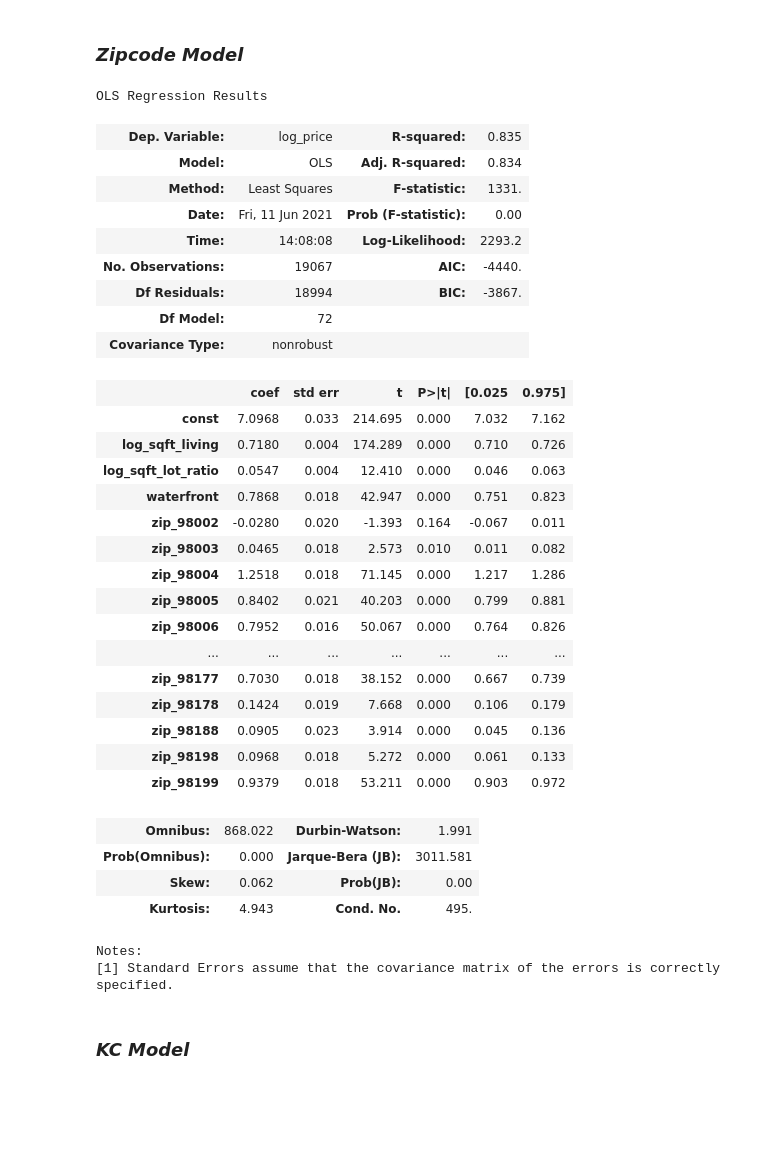
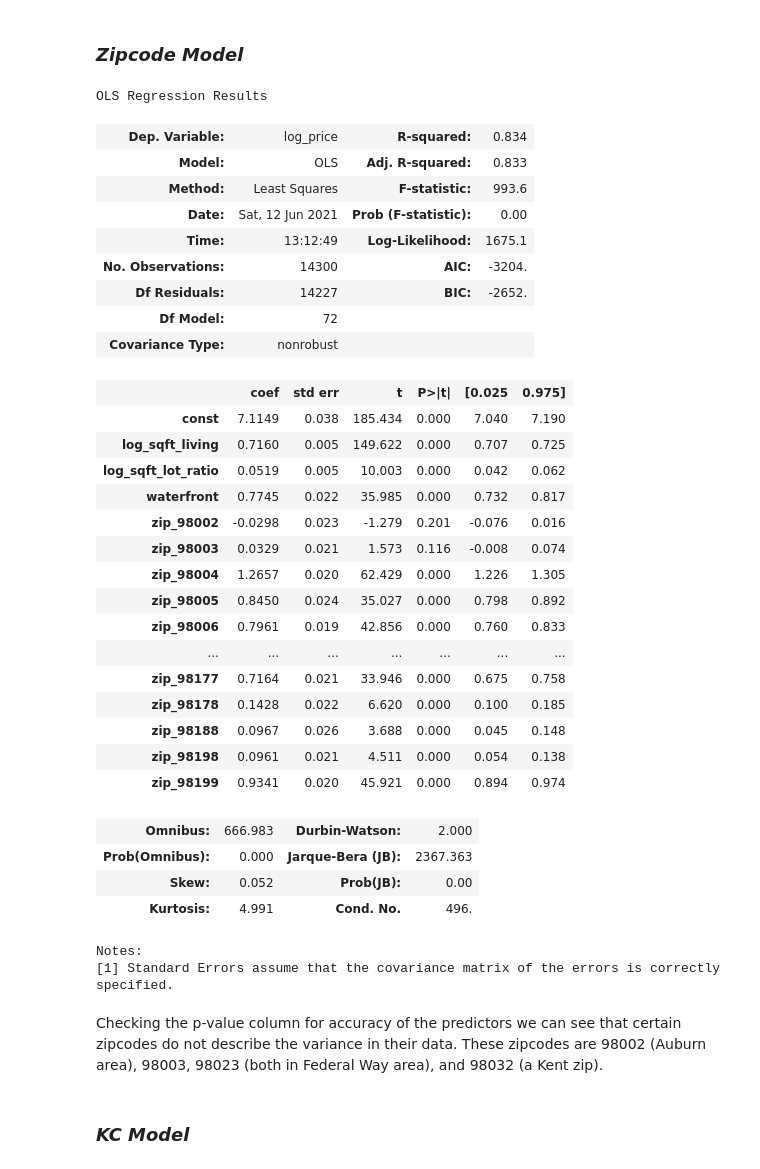
Before and after one commit to jonnyhof/kings_county_housing_analysis, a Jupyter notebook: jonny_king_county_analysis.ipynb, the cells around one changed output. Drawn from its saved outputs; the diff is of its cells as text; code cells hidden in the pictures; blank space fills up the shorter version.

```diff
--- a/jonny_king_county_analysis.ipynb
+++ b/jonny_king_county_analysis.ipynb
@@ -212,0 +223,11 @@ for feat in log_feats:
+# %%
+# first split the target (y) from the predictors (X)
+
+y_df = df['log_price']
+X_df = df.drop('log_price', axis=1)
+# Note I am leaving all the columns in the X_df because I select from them differently for each model.
+# %%
+# Now use sklearn to split the df
+
+X_df_train, X_df_test, y_df_train, y_df_test = train_test_split(
+    X_df, y_df, test_size=0.25, random_state=1234)
@@ -217,14 +252,14 @@ Selecting the desired columns from df, and then one-hot encoding the zipcodes.
 # %%
 # identify the columns needed for this df
-cols = ['log_price', 'log_sqft_living', 'log_sqft_lot_ratio', 'waterfront', 'zipcode']
+zip_cols = ['log_sqft_living', 'log_sqft_lot_ratio', 'waterfront', 'zipcode']
 
 # create the df for this model
-zip_df = df[cols]
+zip_df = X_df_train[zip_cols]
 # %%
 # Here I will use Pandas get dummy variable function to encode zips
 
 zip_dummies = pd.get_dummies(zip_df['zipcode'], prefix='zip', drop_first=True)
 zip_normals = zip_df.drop('zipcode', axis=1)
-zip_df = pd.concat([zip_normals, zip_dummies], axis=1)
-zip_df.head()
+zip_X_train = pd.concat([zip_normals, zip_dummies], axis=1)
+zip_X_train.head()
 # %% [output]
@@ -395,47 +429,49 @@ The FSM naive model predicts the average price across all homes. The coefficient
 # %% [markdown]
 ### *Zipcode Model*
 # %%
-X = zip_df.drop('log_price', axis=1)
-y = zip_df['log_price']
+X = zip_X_train
+y = y_df_train
 
 model = sm.OLS(y, sm.add_constant(X))
 
 results = model.fit()
 
 results.summary()
 # %% [output]
 OLS Regression Results
-| Dep. Variable: | log_price | R-squared: | 0.835 |
-| Model: | OLS | Adj. R-squared: | 0.834 |
-| Method: | Least Squares | F-statistic: | 1331. |
-| Date: | Fri, 11 Jun 2021 | Prob (F-statistic): | 0.00 |
-| Time: | 14:08:08 | Log-Likelihood: | 2293.2 |
-| No. Observations: | 19067 | AIC: | -4440. |
-| Df Residuals: | 18994 | BIC: | -3867. |
+| Dep. Variable: | log_price | R-squared: | 0.834 |
+| Model: | OLS | Adj. R-squared: | 0.833 |
+| Method: | Least Squares | F-statistic: | 993.6 |
+| Date: | Sat, 12 Jun 2021 | Prob (F-statistic): | 0.00 |
+| Time: | 13:12:49 | Log-Likelihood: | 1675.1 |
+| No. Observations: | 14300 | AIC: | -3204. |
+| Df Residuals: | 14227 | BIC: | -2652. |
 | Df Model: | 72 |  |  |
 | Covariance Type: | nonrobust |  |  |
 |  | coef | std err | t | P>|t| | [0.025 | 0.975] |
-| const | 7.0968 | 0.033 | 214.695 | 0.000 | 7.032 | 7.162 |
-| log_sqft_living | 0.7180 | 0.004 | 174.289 | 0.000 | 0.710 | 0.726 |
-| log_sqft_lot_ratio | 0.0547 | 0.004 | 12.410 | 0.000 | 0.046 | 0.063 |
-| waterfront | 0.7868 | 0.018 | 42.947 | 0.000 | 0.751 | 0.823 |
-| zip_98002 | -0.0280 | 0.020 | -1.393 | 0.164 | -0.067 | 0.011 |
-| zip_98003 | 0.0465 | 0.018 | 2.573 | 0.010 | 0.011 | 0.082 |
-| zip_98004 | 1.2518 | 0.018 | 71.145 | 0.000 | 1.217 | 1.286 |
-| zip_98005 | 0.8402 | 0.021 | 40.203 | 0.000 | 0.799 | 0.881 |
-| zip_98006 | 0.7952 | 0.016 | 50.067 | 0.000 | 0.764 | 0.826 |
+| const | 7.1149 | 0.038 | 185.434 | 0.000 | 7.040 | 7.190 |
+| log_sqft_living | 0.7160 | 0.005 | 149.622 | 0.000 | 0.707 | 0.725 |
+| log_sqft_lot_ratio | 0.0519 | 0.005 | 10.003 | 0.000 | 0.042 | 0.062 |
+| waterfront | 0.7745 | 0.022 | 35.985 | 0.000 | 0.732 | 0.817 |
+| zip_98002 | -0.0298 | 0.023 | -1.279 | 0.201 | -0.076 | 0.016 |
+| zip_98003 | 0.0329 | 0.021 | 1.573 | 0.116 | -0.008 | 0.074 |
+| zip_98004 | 1.2657 | 0.020 | 62.429 | 0.000 | 1.226 | 1.305 |
+| zip_98005 | 0.8450 | 0.024 | 35.027 | 0.000 | 0.798 | 0.892 |
+| zip_98006 | 0.7961 | 0.019 | 42.856 | 0.000 | 0.760 | 0.833 |
 | ... | ... | ... | ... | ... | ... | ... |
-| zip_98177 | 0.7030 | 0.018 | 38.152 | 0.000 | 0.667 | 0.739 |
-| zip_98178 | 0.1424 | 0.019 | 7.668 | 0.000 | 0.106 | 0.179 |
-| zip_98188 | 0.0905 | 0.023 | 3.914 | 0.000 | 0.045 | 0.136 |
-| zip_98198 | 0.0968 | 0.018 | 5.272 | 0.000 | 0.061 | 0.133 |
-| zip_98199 | 0.9379 | 0.018 | 53.211 | 0.000 | 0.903 | 0.972 |
+| zip_98177 | 0.7164 | 0.021 | 33.946 | 0.000 | 0.675 | 0.758 |
+| zip_98178 | 0.1428 | 0.022 | 6.620 | 0.000 | 0.100 | 0.185 |
+| zip_98188 | 0.0967 | 0.026 | 3.688 | 0.000 | 0.045 | 0.148 |
+| zip_98198 | 0.0961 | 0.021 | 4.511 | 0.000 | 0.054 | 0.138 |
+| zip_98199 | 0.9341 | 0.020 | 45.921 | 0.000 | 0.894 | 0.974 |
-| Omnibus: | 868.022 | Durbin-Watson: | 1.991 |
-| Prob(Omnibus): | 0.000 | Jarque-Bera (JB): | 3011.581 |
-| Skew: | 0.062 | Prob(JB): | 0.00 |
-| Kurtosis: | 4.943 | Cond. No. | 495. |
+| Omnibus: | 666.983 | Durbin-Watson: | 2.000 |
+| Prob(Omnibus): | 0.000 | Jarque-Bera (JB): | 2367.363 |
+| Skew: | 0.052 | Prob(JB): | 0.00 |
+| Kurtosis: | 4.991 | Cond. No. | 496. |
 Notes:
 [1] Standard Errors assume that the covariance matrix of the errors is correctly specified.
+# %% [markdown]
+Checking the p-value column for accuracy of the predictors we can see that certain zipcodes do not describe the variance in their data. These zipcodes are 98002 (Auburn area), 98003, 98023 (both in Federal Way area), and 98032 (a Kent zip).
 # %% [markdown]
 ### *KC Model*
 # %%
```
Also changed, not shown: parts of 26 cells of this notebook.
